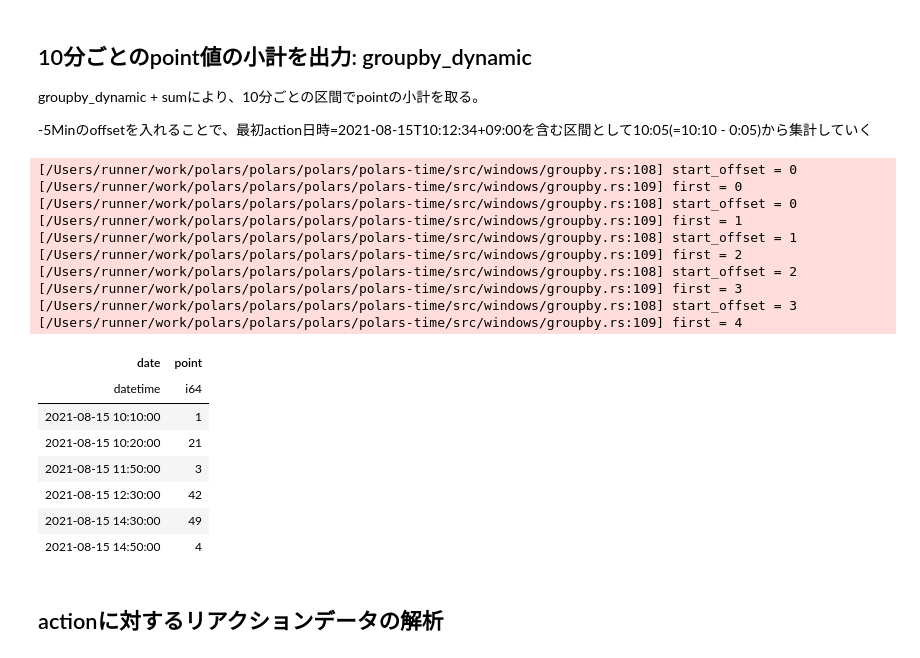
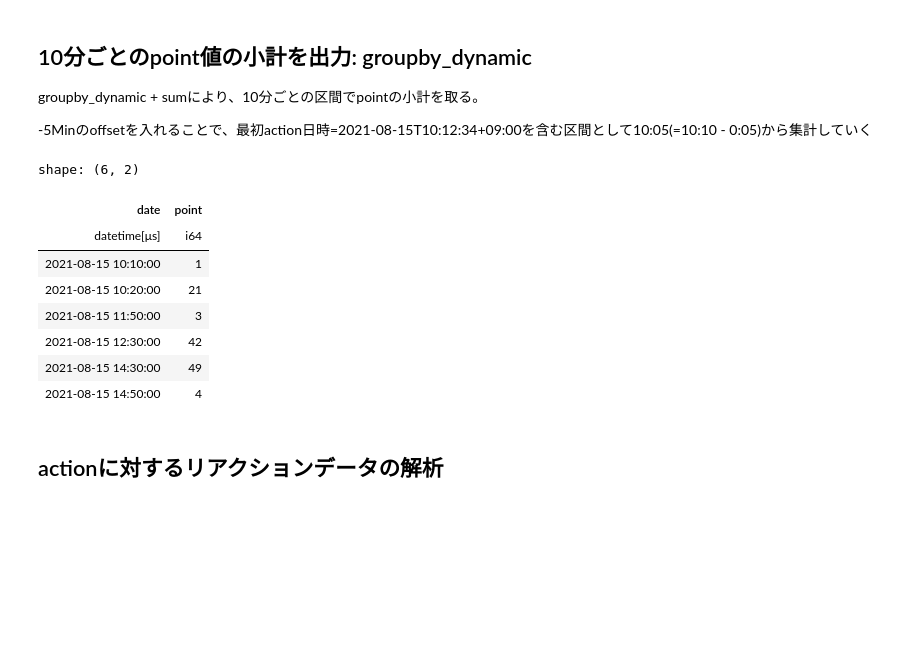
Before and after one commit to Niccari/pandas_polars_processing_example, a Jupyter notebook: polars_processing_example.ipynb, the cells around one changed output. Saved outputs shown, nothing was run; the diff lists cells and outputs as text; code cells hidden in the pictures; blank space fills up the shorter version.

Commit message:
fix: supports polar v0.14.0

```diff
--- a/polars_processing_example.ipynb
+++ b/polars_processing_example.ipynb
@@ -196,6 +199,8 @@ fill_nullのstrategy属性に指定できるものは以下。
 - "one": 1で置き換える
 - "zero": 0で置き換える
 # %%
-df_actions["point"] = df_actions.point.fill_null("zero")
+df_actions = df_actions.with_column(
+    pl.col("point").fill_null(strategy="zero")
+)
 df_actions[["id", "point"]]
 # %% [output]
@@ -273,31 +282,24 @@ groupby_dynamic + sumにより、10分ごとの区間でpointの小計を取る
 -5Minのoffsetを入れることで、最初action日時=2021-08-15T10:12:34+09:00を含む区間として10:05(=10:10 - 0:05)から集計していく
 # %%
 df_actions_date = df_actions.clone()
-df_actions_date["date"] = df_actions_date.date.str.strptime(
-    pl.Datetime, "%Y-%m-%dT%H:%M:%S%z"
+df_actions_date = df_actions_date.with_column(
+    pl.col("date").str.strptime(
+        pl.Datetime, "%Y-%m-%dT%H:%M:%S%z"
+    )
 )
 df_actions_date[["date", "point"]] \
     .groupby_dynamic(
         "date",
         every="10m",
         offset="-5m"    # FIXME: offset may not work?
     ) \
     .agg([
         pl.col("point").sum(),
     ])
 # %% [output]
-[/Users/runner/work/polars/polars/polars/polars-time/src/windows/groupby.rs:108] start_offset = 0
-[/Users/runner/work/polars/polars/polars/polars-time/src/windows/groupby.rs:109] first = 0
-[/Users/runner/work/polars/polars/polars/polars-time/src/windows/groupby.rs:108] start_offset = 0
-[/Users/runner/work/polars/polars/polars/polars-time/src/windows/groupby.rs:109] first = 1
-[/Users/runner/work/polars/polars/polars/polars-time/src/windows/groupby.rs:108] start_offset = 1
-[/Users/runner/work/polars/polars/polars/polars-time/src/windows/groupby.rs:109] first = 2
-[/Users/runner/work/polars/polars/polars/polars-time/src/windows/groupby.rs:108] start_offset = 2
-[/Users/runner/work/polars/polars/polars/polars-time/src/windows/groupby.rs:109] first = 3
-[/Users/runner/work/polars/polars/polars/polars-time/src/windows/groupby.rs:108] start_offset = 3
-[/Users/runner/work/polars/polars/polars/polars-time/src/windows/groupby.rs:109] first = 4
+shape: (6, 2)
 | date | point |
-| datetime | i64 |
+| datetime[μs] | i64 |
 | 2021-08-15 10:10:00 | 1 |
 | 2021-08-15 10:20:00 | 21 |
 | 2021-08-15 11:50:00 | 3 |
```
Also changed, not shown: parts of 26 cells of this notebook, 2 other files.
